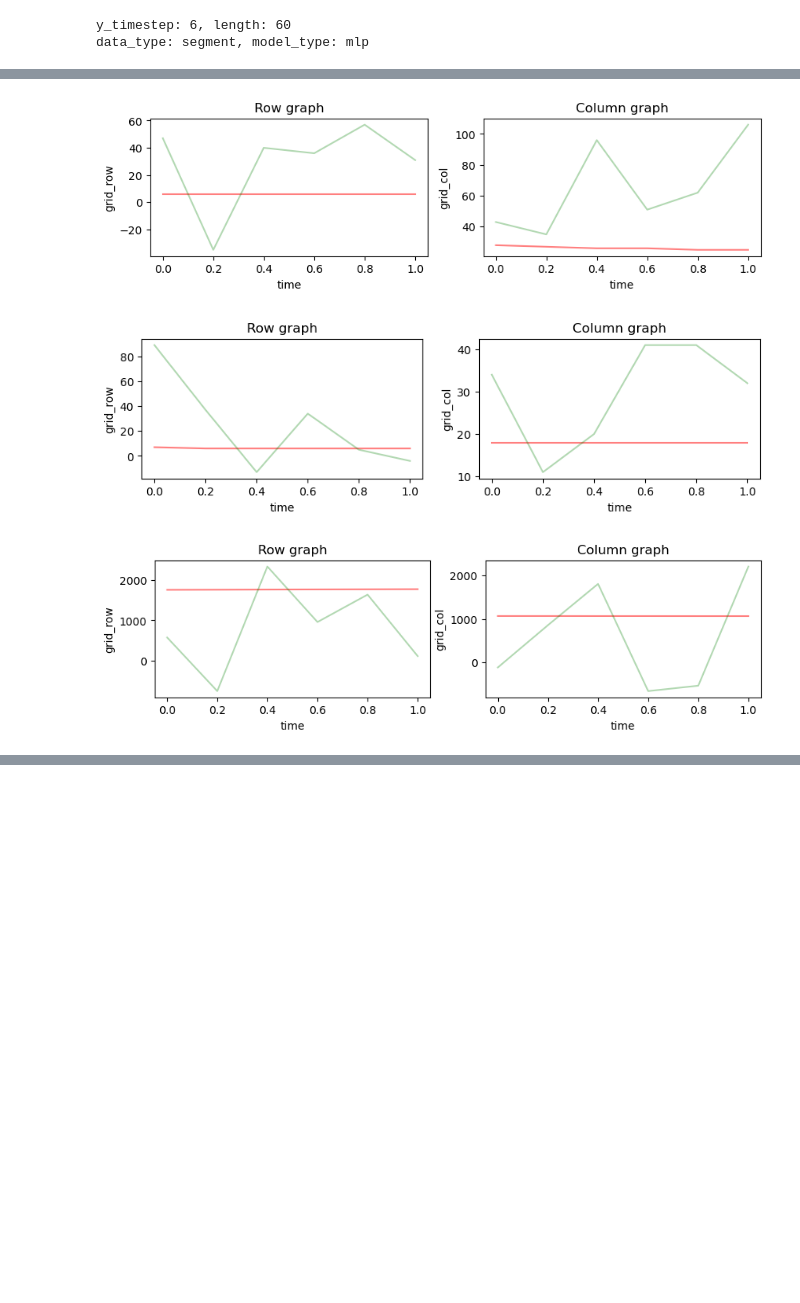
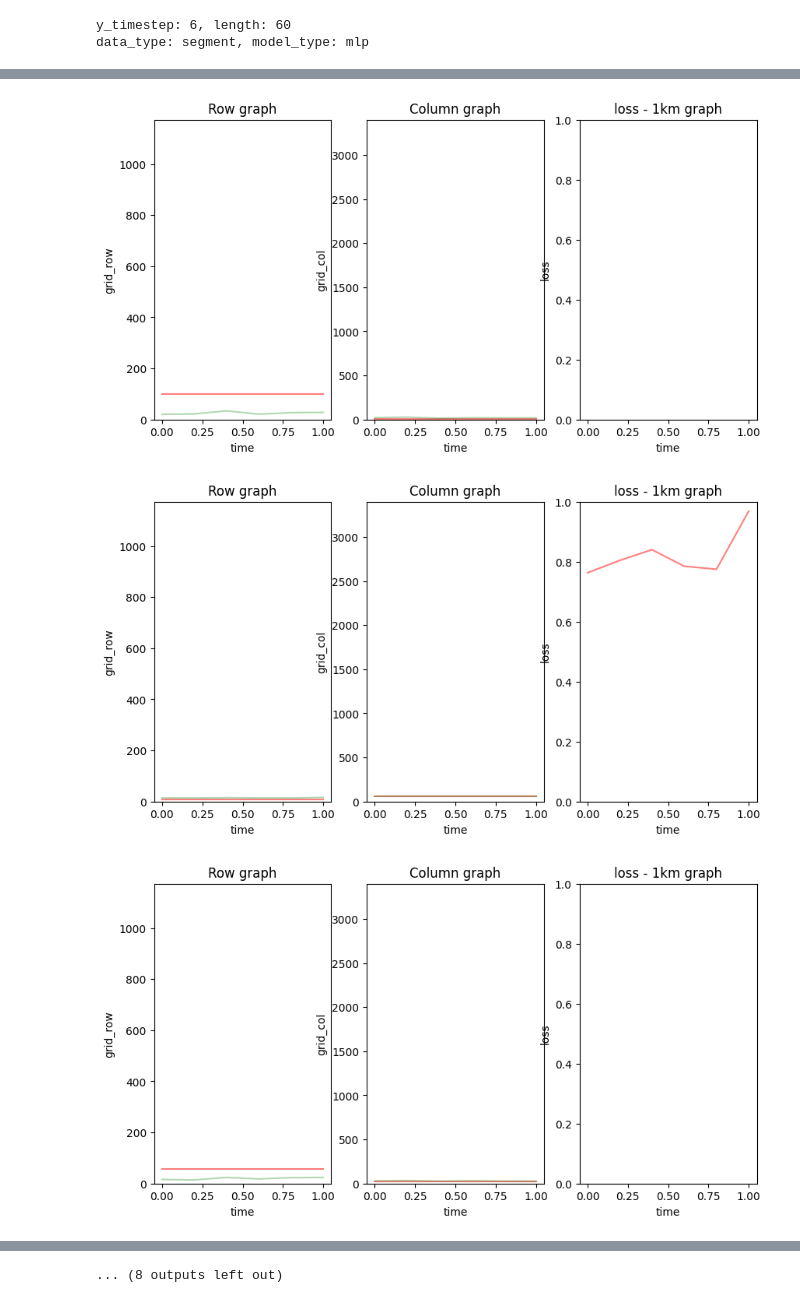
Before and after one commit to shkoma/geolife_timehetnet, a Jupyter notebook: test.ipynb, the cells around one changed output, grey strips where cells are left out. Saved outputs shown, nothing was run; the diff lists cells and outputs as text; code cells hidden in the pictures; blank space fills up the shorter version.

```diff
--- a/test.ipynb
+++ b/test.ipynb
@@ -195,7 +4,7 @@ from torch_mlp import MLP
 from torch_segment_dataset import SegmentDataset
 
 writer_dir_name = 'data/geolife/runs'
-log_dir_name = '[segment_mlp]_20240304-233803'
+log_dir_name = '[segment_mlp]_20240305-080201'
 log_folder = writer_dir_name + '/' + log_dir_name
 best_model_path = log_folder + '/best_model.pth'
 # best_model_path = log_folder + '/best_train_model.pth'
@@ -208,4 +17,8 @@ config_df.head()
 # %%
+data_type = 'segment'
+model_type = 'mlp'
+# model_type = 'time-hetnet'
+
 data_dir = "data/geolife/Data/"
 label_attribute = 2
 
@@ -221,8 +34,8 @@ gap = gap_min
 hidden_layer = 3
 cell = 256
 
-# loss_method = 'mse'
-loss_method = 'cross'
+loss_method = 'mse'
+# loss_method = 'cross'
 
 # day = config_df['day'][0]
 # week = config_df['week'][0]
@@ -239,10 +52,6 @@ train_size = 0.4
 validation_size = 0.1
 batch_size = 1 # each user
 
-data_type = 'segment'
-model_type = 'mlp'
-# model_type = 'time-hetnet'
-
 device = 'cpu'#config_df['device'][0]
 
 ## Test Phase
@@ -274,8 +83,8 @@ train_list = config_df['train_list'][0]
 validation_list = config_df['val_list'][0]
 test_list = config_df['val_list'][0]#, '078']
 
-test_list = ['068']#['014', '037', '067', '036', '050', '034']
-# test_list = ['068', '038']#, '039']#, '067']
+# test_list = ['068']#['014', '037', '067', '036', '050', '034']
+test_list = ['155']#, '159']#, '104', '075', '103']#, '070', '147', '006', '055', '088', '032', '113', '046', '156', '027']
 
 print(f"train_list:      {train_list}")
 print(f"validation_list: {validation_list}")
@@ -349,6 +158,11 @@ class_probs = []
 class_label = []
 que_x_list = []
 
+def metricMenhattan(y_true, y_pred):
+    row = torch.abs(y_pred[:,:,:,0] - y_true[:,:,:,0])
+    col = torch.abs(y_pred[:,:,:,1] - y_true[:,:,:,1])
+    return row + col
+
 with torch.no_grad():
     for idx, test_data in enumerate(test_dataloader, 0):
         test_X, test_y = test_data
@@ -356,6 +170,7 @@ with torch.no_grad():
         class_probs = []
         class_label = []
         que_x_list = []
+        loss_list = []
 
         if model_type == 'time-hetnet':
             que_x, _, _ = test_X
@@ -368,40 +183,56 @@ with torch.no_grad():
         class_probs.append(output.type(torch.int64))
         class_label.append(test_y)
 
+        loss = metricMenhattan(test_y, output)
+        test_loss = torch.unsqueeze(loss, -1)
+
         test_probs = torch.cat(class_probs).to(device)
         test_label = torch.cat(class_label).to(device)
         test_que_x = torch.cat(que_x_list).to(device)
 
         # print(test_probs.shape)
         # print(test_label.shape)
         # print(test_que_x.shape)
+        # print(test_loss.shape)
 
         for user_idx in range(test_label.shape[0]):
             for test_idx in range(test_label.shape[1]):
                 df = pd.DataFrame(data=test_que_x[user_idx][0], columns=['Time'])
                 df_norm = MinMaxScaler().fit_transform(df)
 
                 plt.figure(figsize=(10, 5))
-                plt.subplot(2, 2, 1)
+                plt.subplot(1, 3, 1)
                 plt.title('Row graph')
+                plt.ylim(0, 1173)
+                # plt.axis([xmin, xmax, ymin, ymax])
                 # plt.scatter(df_norm, test_label[user_idx][test_idx][:, 0] , color='r', alpha=0.5)
                 # plt.scatter(df_norm, test_probs[user_idx][test_idx][:, 0], color='g', alpha=0.3)
                 plt.plot(df_norm, test_label[user_idx][test_idx][:, 0] , color='r', alpha=0.5)
                 plt.plot(df_norm, test_probs[user_idx][test_idx][:, 0], color='g', alpha=0.3)
                 plt.xlabel('time')
                 plt.ylabel('grid_row')
 
                 # fig_col = plt.figure(figsize=(5, 3))
-                plt.subplot(2, 2, 2)
+                plt.subplot(1, 3, 2)
                 plt.title('Column graph')
+                plt.ylim(0, 3399)
                 # plt.scatter(df_norm, test_label[user_idx][test_idx][:, 1] , color='r', alpha=0.5)
                 # plt.scatter(df_norm, test_probs[user_idx][test_idx][:, 1], color='g', alpha=0.3)
                 plt.plot(df_norm, test_label[user_idx][test_idx][:, 1] , color='r', alpha=0.5)
                 plt.plot(df_norm, test_probs[user_idx][test_idx][:, 1], color='g', alpha=0.3)
                 plt.xlabel('time')
                 plt.ylabel('grid_col')
                 # plt.show()
+
+                plt.subplot(1, 3, 3)
+                # plt.axis([xmin, xmax, ymin, ymax])
+                # plt.axis([0, 1, 0, 1])
+                plt.ylim(0, 1)
+                plt.title('loss - 1km graph')
+                plt.plot(df_norm, (test_loss[user_idx][test_idx][:, 0])/10 , color='r', alpha=0.5)
+                plt.xlabel('time')
+                plt.ylabel('loss')
 # %% [output]
-[figure, old version]
+[figure, new version]
-[figure, old version]
+[figure, new version]
-[figure, old version]
+[figure, new version]
@@ -414,0 +248 @@ with torch.no_grad():
+... (8 outputs left out)
```
Also changed, not shown: parts of 7 cells of this notebook, 9 other files.
